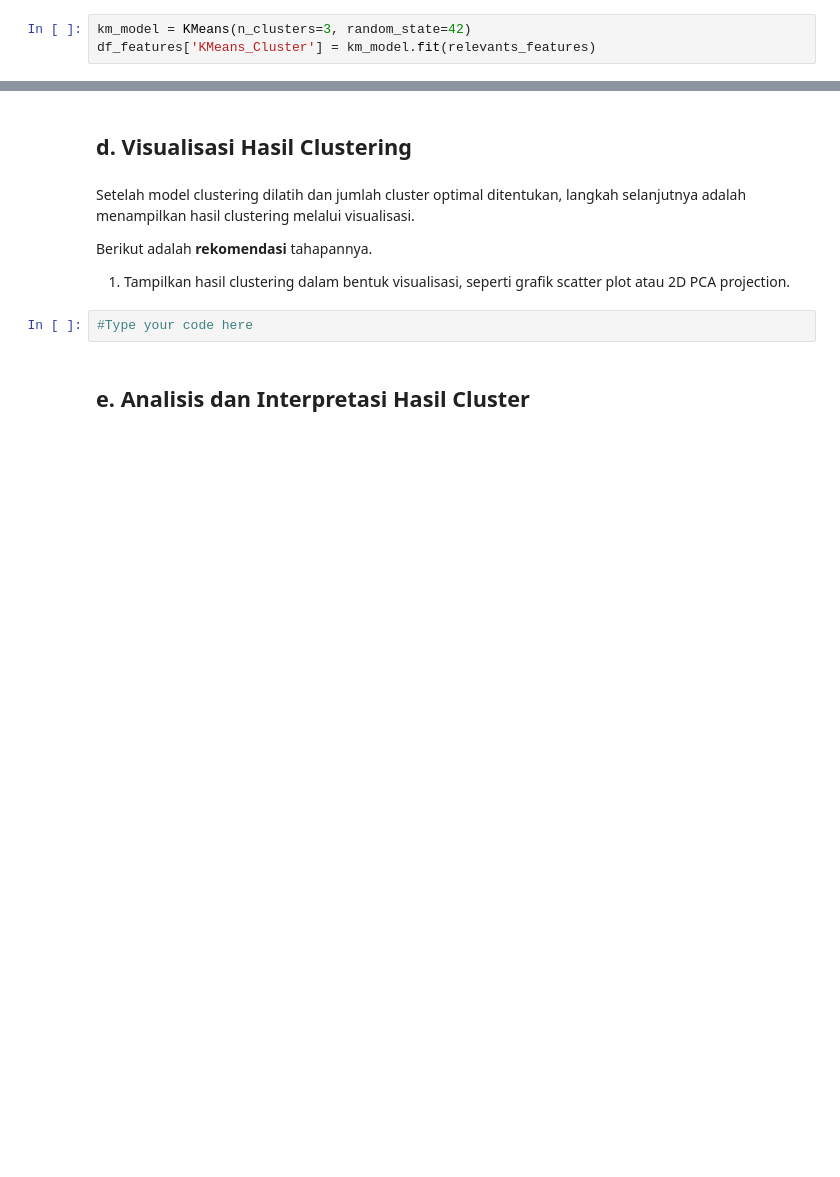
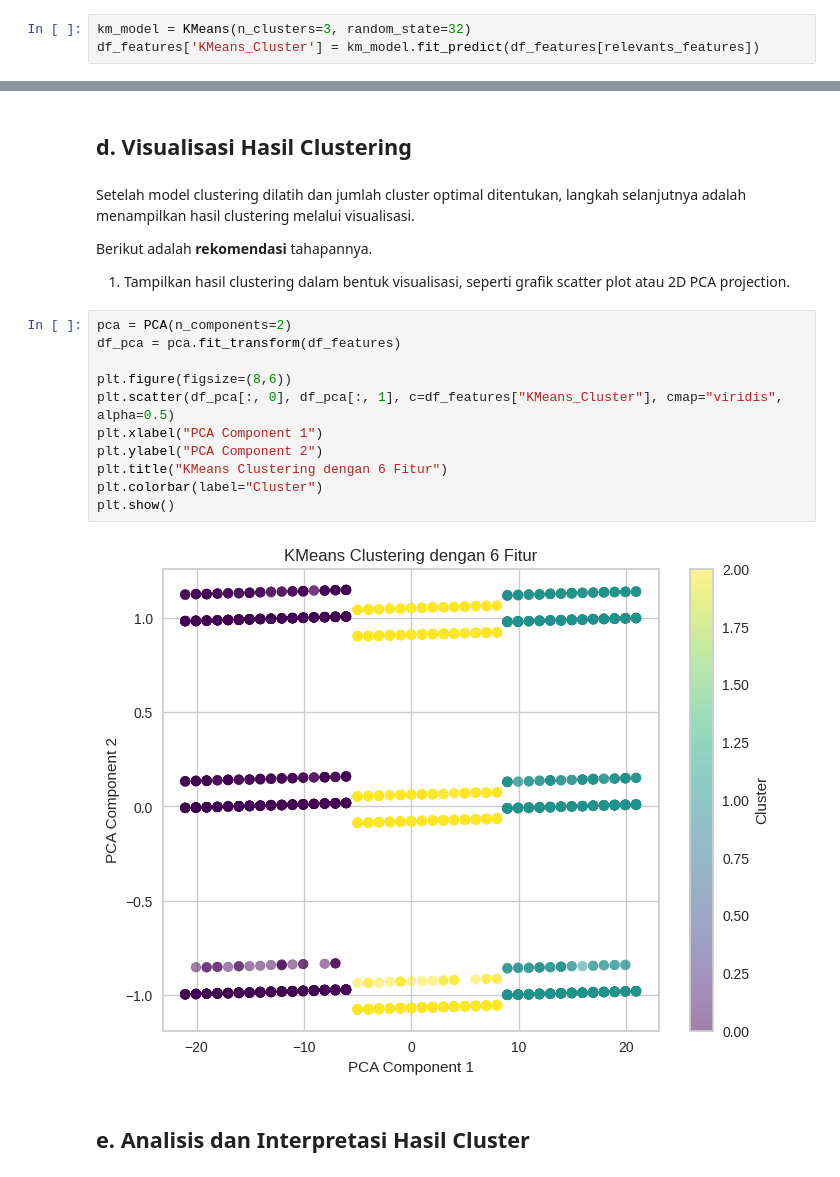
Before and after one commit to kresnaj/machinelearning-endproject-dicodingcourse, a Jupyter notebook: [Clustering]_Submission_Akhir_BMLP_Your_Name_(Updated).ipynb, the cells around one changed output, grey strips where cells are left out. Saved outputs shown, nothing was run; the diff lists cells and outputs as text; blank space fills up the shorter version.

```diff
--- a/[Clustering]_Submission_Akhir_BMLP_Your_Name_(Updated).ipynb
+++ b/[Clustering]_Submission_Akhir_BMLP_Your_Name_(Updated).ipynb
@@ -232,6 +231,6 @@ Pada tahap ini, Anda membangun model clustering dengan memilih algoritma yang se
 1. Pilih algoritma clustering yang sesuai.
 2. Latih model dengan data menggunakan algoritma tersebut.
 # %%
-km_model = KMeans(n_clusters=3, random_state=42)
-df_features['KMeans_Cluster'] = km_model.fit(relevants_features)
+km_model = KMeans(n_clusters=3, random_state=32)
+df_features['KMeans_Cluster'] = km_model.fit_predict(df_features[relevants_features])
 # %% [output]
@@ -266,8 +299,19 @@ Setelah model clustering dilatih dan jumlah cluster optimal ditentukan, langkah
 
 Berikut adalah **rekomendasi** tahapannya.
 1. Tampilkan hasil clustering dalam bentuk visualisasi, seperti grafik scatter plot atau 2D PCA projection.
-# %%
-#Type your code here
+# %%
+pca = PCA(n_components=2)
+df_pca = pca.fit_transform(df_features)
+
+plt.figure(figsize=(8,6))
+plt.scatter(df_pca[:, 0], df_pca[:, 1], c=df_features["KMeans_Cluster"], cmap="viridis", alpha=0.5)
+plt.xlabel("PCA Component 1")
+plt.ylabel("PCA Component 2")
+plt.title("KMeans Clustering dengan 6 Fitur")
+plt.colorbar(label="Cluster")
+plt.show()
+# %% [output]
+[figure, added]
 # %% [markdown]
 ## **e. Analisis dan Interpretasi Hasil Cluster**
 # %% [markdown]
```
Also changed, not shown: parts of 13 cells of this notebook.
